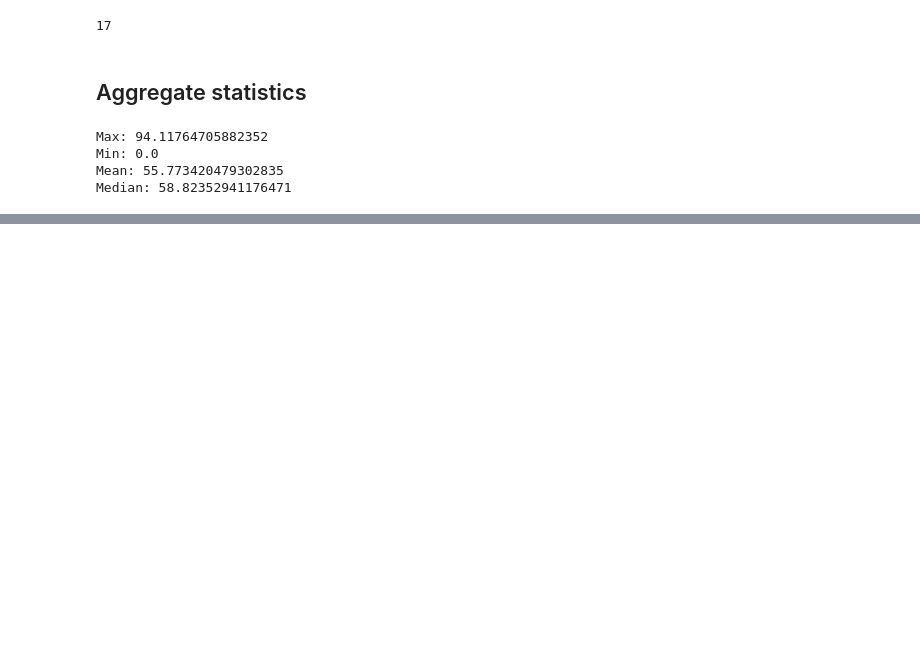
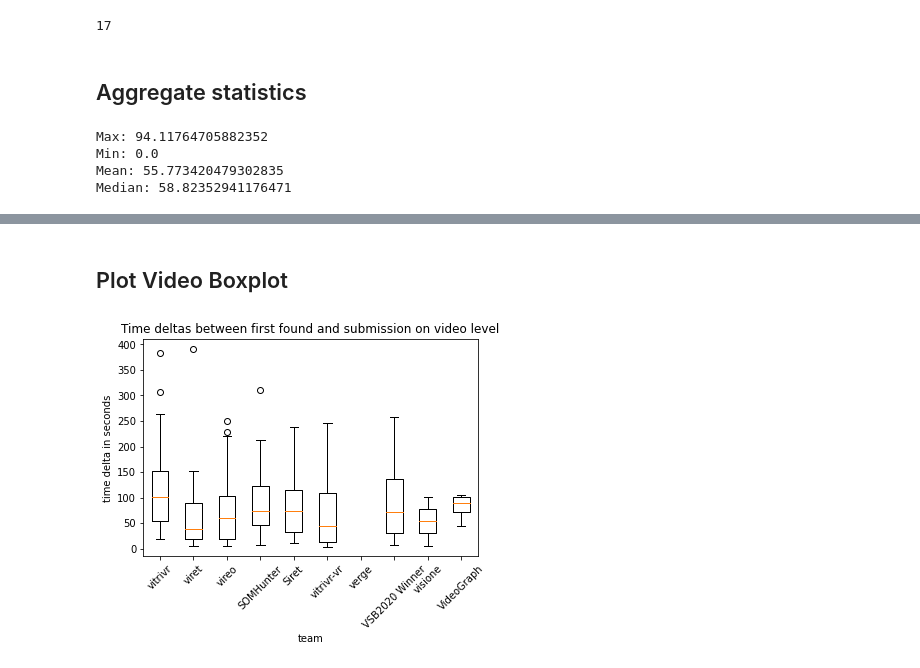
Before and after one commit to vGsteiger/VBS-Analysis, a Jupyter notebook: code/VBSEvaluation.ipynb, the cells around one changed output, grey strips where cells are left out. Saved outputs shown, nothing was run; the diff lists cells and outputs as text; code cells hidden in the pictures; blank space fills up the shorter version.

```diff
--- a/code/VBSEvaluation.ipynb
+++ b/code/VBSEvaluation.ipynb
@@ -1083,0 +1266,27 @@ Median: 58.82352941176471
+# %% [markdown]
+## Plot Video Boxplot
+# %%
+plot_teams = ['vitrivr', 'viret', 'vireo', 'SOMHunter', 'Siret',
+    'vitrivr-vr', 'verge', 'VSB2020 Winner', 'visione', 'VideoGraph']
+
+video_deltas = []
+video_deltas.append(delta_video_vitrivr)
+video_deltas.append(delta_video_viret)
+video_deltas.append(delta_video_vireo)
+video_deltas.append(delta_video_som)
+video_deltas.append(delta_video_collage_hunter)
+video_deltas.append(delta_video_vitrivr_vr)
+video_deltas.append(delta_video_verge)
+video_deltas.append(delta_video_legacy_som)
+video_deltas.append(delta_video_visione)
+video_deltas.append(delta_video_video_graph)
+
+plt.boxplot(video_deltas)
+plt.ylabel('time delta in seconds')
+plt.title('Time deltas between first found and submission on video level')
+plt.xlabel('team')
+plt.xticks([i + 1 for i in range(10)], plot_teams)
+plt.xticks(rotation=45)
+plt.savefig('figs/delta_videos.pdf', format='pdf', bbox_inches="tight")
+# %% [output]
+[figure, added]
```
Also changed, not shown: parts of 15 cells of this notebook, 2 other files.
